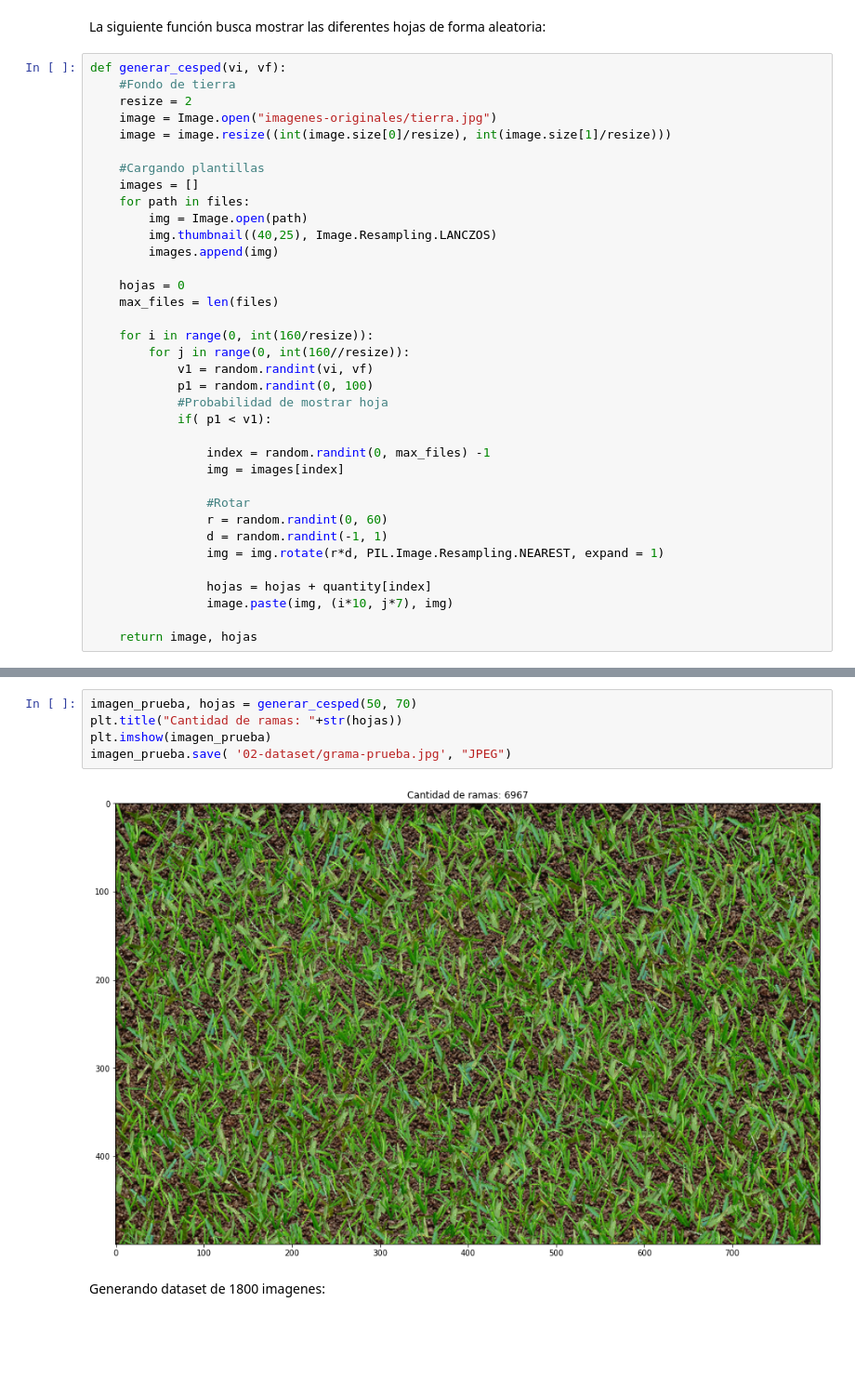
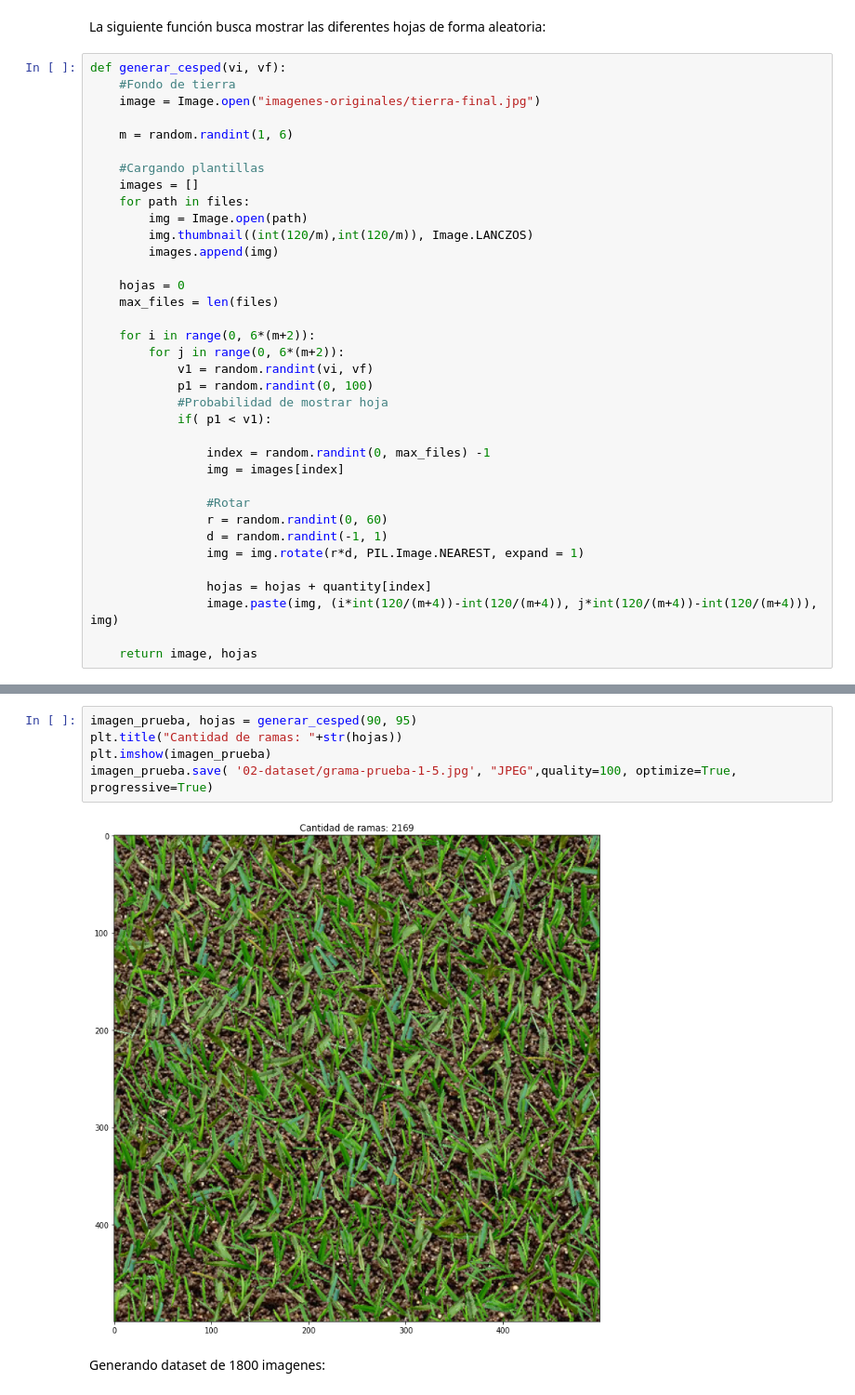
Before and after one commit to josedalvik/datascience_textmining_imagerecognition_proyecto1, a Jupyter notebook: 02 Generando imagenes de cesped.ipynb, the cells around one changed output, grey strips where cells are left out. Shown at 93% size. Drawn from its saved outputs; the diff is of its cells as text; blank space fills up the shorter version.

```diff
--- a/02 Generando imagenes de cesped.ipynb
+++ b/02 Generando imagenes de cesped.ipynb
@@ -59,22 +59,22 @@ La siguiente función busca mostrar las diferentes hojas de forma aleatoria:
 # %%
 def generar_cesped(vi, vf):
     #Fondo de tierra
-    resize = 2
-    image = Image.open("imagenes-originales/tierra.jpg")
-    image = image.resize((int(image.size[0]/resize), int(image.size[1]/resize)))
+    image = Image.open("imagenes-originales/tierra-final.jpg")
+
+    m = random.randint(1, 6)
 
     #Cargando plantillas
     images = []
     for path in files:
         img = Image.open(path)
-        img.thumbnail((40,25), Image.Resampling.LANCZOS)
+        img.thumbnail((int(120/m),int(120/m)), Image.LANCZOS)
         images.append(img)
 
     hojas = 0
     max_files = len(files)
 
-    for i in range(0, int(160/resize)):
-        for j in range(0, int(160//resize)):
+    for i in range(0, 6*(m+2)):
+        for j in range(0, 6*(m+2)):
             v1 = random.randint(vi, vf)
             p1 = random.randint(0, 100)
             #Probabilidad de mostrar hoja
@@ -86,10 +86,10 @@ def generar_cesped(vi, vf):
                 #Rotar
                 r = random.randint(0, 60)
                 d = random.randint(-1, 1)
-                img = img.rotate(r*d, PIL.Image.Resampling.NEAREST, expand = 1)
+                img = img.rotate(r*d, PIL.Image.NEAREST, expand = 1)
 
                 hojas = hojas + quantity[index]
-                image.paste(img, (i*10, j*7), img)
+                image.paste(img, (i*int(120/(m+4))-int(120/(m+4)), j*int(120/(m+4))-int(120/(m+4))), img)
 
     return image, hojas
 # %% [markdown]
@@ -97,10 +99,10 @@ Generando imagen de prueba:
 # %%
-imagen_prueba, hojas = generar_cesped(50, 70)
+imagen_prueba, hojas = generar_cesped(90, 95)
 plt.title("Cantidad de ramas: "+str(hojas))
 plt.imshow(imagen_prueba)
-imagen_prueba.save( '02-dataset/grama-prueba.jpg', "JPEG")
+imagen_prueba.save( '02-dataset/grama-prueba-1-5.jpg', "JPEG",quality=100, optimize=True, progressive=True)
 # %% [output]
-[figure, old version]
+[figure, new version]
 # %% [markdown]
 Generando dataset de 1800 imagenes:
 # %%
```
Also changed, not shown: parts of 5 cells of this notebook, 55 other files.
